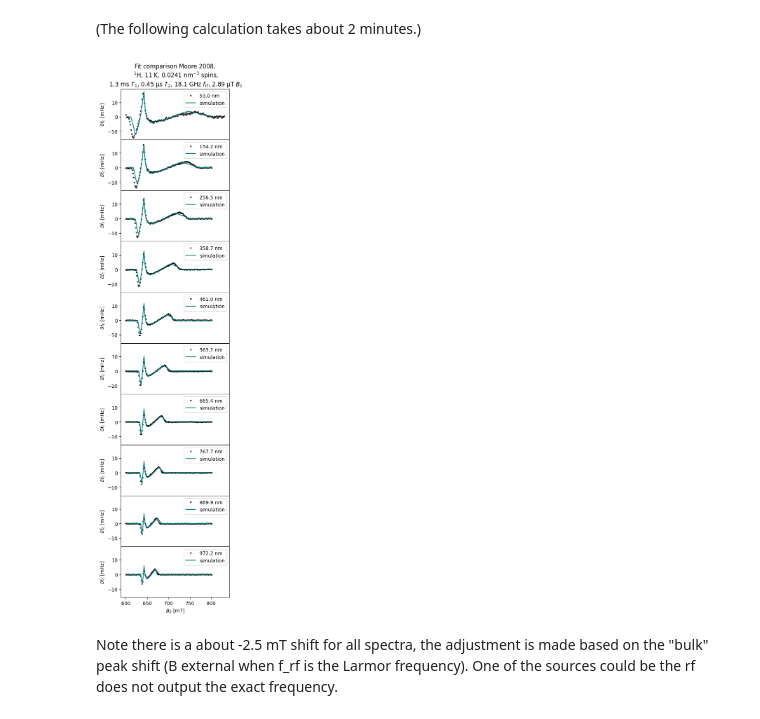
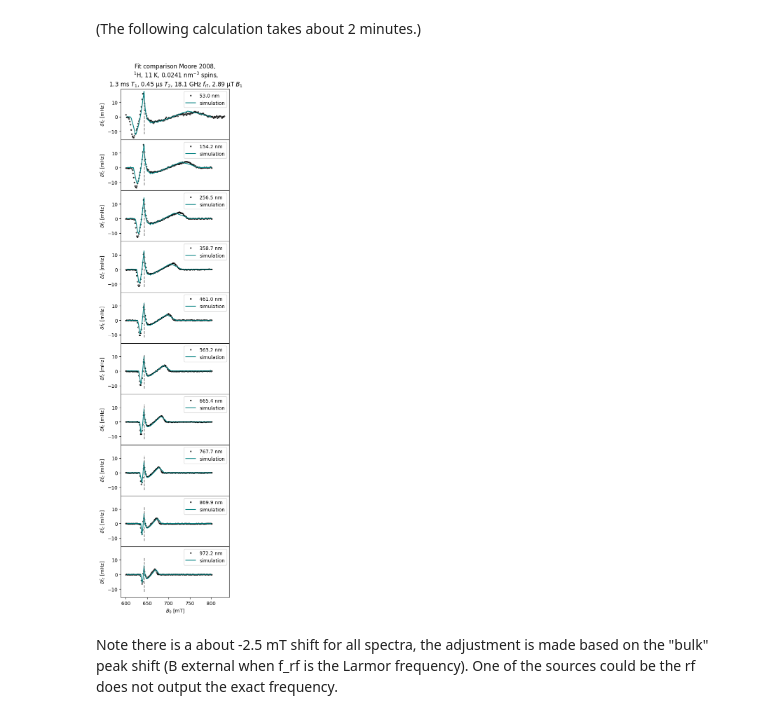
Before and after one commit to Marohn-Group/mrfmsim-examples, a Jupyter notebook: examples/example_cermittd_moore2009dec.ipynb, the cells around one changed output. Saved outputs shown, nothing was run; the diff lists cells and outputs as text; code cells hidden in the pictures.

Commit message:
Add Larmor frequency line to plots

```diff
--- a/examples/example_cermittd_moore2009dec.ipynb
+++ b/examples/example_cermittd_moore2009dec.ipynb
@@ -265,8 +265,8 @@ df_spin_list = CermitTD_looped(
 # %%
 # Without the the tip field, the external field that will give
 # the Larmor frequency f_rf is
-# B_larmor = f_rf / sample.Gamma * 2 * np.pi
-# B_larmor
+B_larmor = f_rf / sample.Gamma * 2 * np.pi
+B_larmor
 
 fig = plt.figure(figsize=(4, 16))
 
@@ -275,34 +275,42 @@ axs = gs.subplots(sharex=True, sharey=True)
 
 for i, d in enumerate(data.keys()):
     axs[i].plot(
         data[d].F * 100,
         data[d].X * 1000.0,
         "o",
         mfc="none",
         color="black",
         markersize=2,
         label=f"{d} nm",
     )
     axs[i].plot(
         B0_list - 2.5, np.array(df_spin_list[i]), "-", color="teal", label="simulation"
     )
+    axs[i].vlines(
+        x=B_larmor - 2.5,
+        ymin=-12,
+        ymax=12,
+        color="grey",
+        linestyles="dashed",
+        # label="Larmor",
+    )
 
     axs[i].legend(loc="upper right")
 
 for ax in axs.flat:
     ax.label_outer()
     ax.set_xlabel("$B_0$ [mT]")
     ax.set_ylabel("$\delta f_c$ [mHz]")
 
 axs[0].set_title(
     "Fit comparison Moore 2008,\n $^1$H, 11 K, 0.0241 nm$^{-3}$ spins, "
     "\n 1.3 ms $T_1$, 0.45 $\mathrm{\mu}$s $T_2$, 18.1 GHz $f_\mathrm{rf}$, 2.89 $\mathrm{\mu}$T $B_1$"
 )
 plt.tight_layout()
 plt.savefig("figures/moore_fit_comparison.pdf")
 plt.show()
 # %% [output]
-[figure, old version]
+[figure, new version]
 # %% [markdown]
 Note there is a about -2.5 mT shift for all spectra, the adjustment is made based on the "bulk" peak shift (B external when f_rf is the Larmor frequency). One of the sources could be the rf does not output the exact frequency.
 # %% [markdown]
```
Also changed, not shown: 1 other file.
